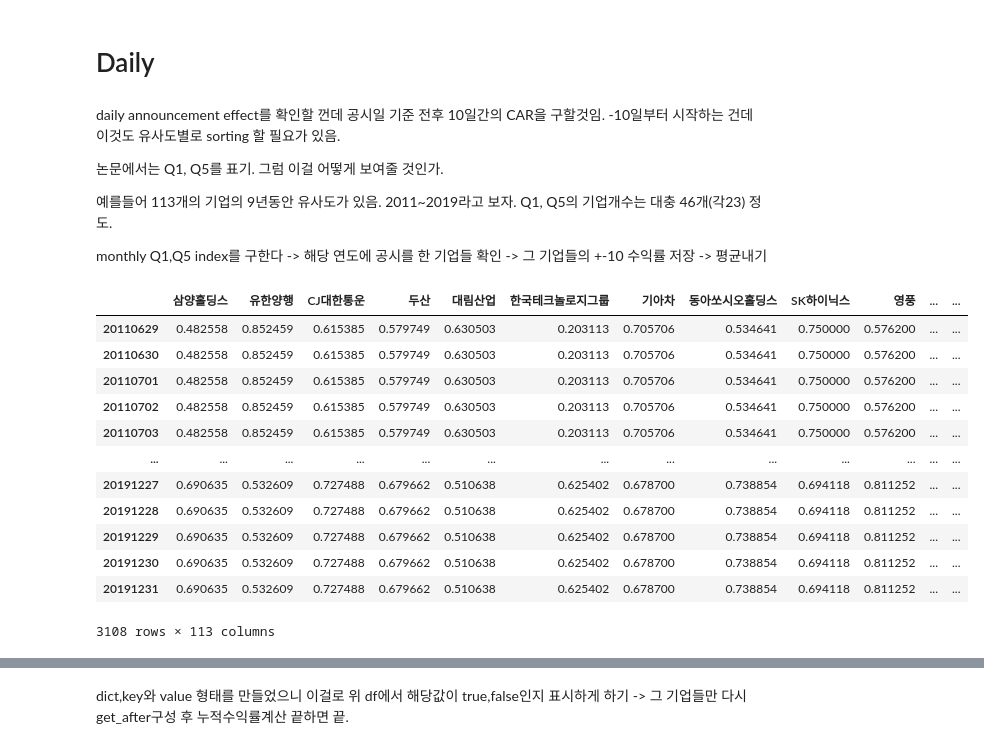
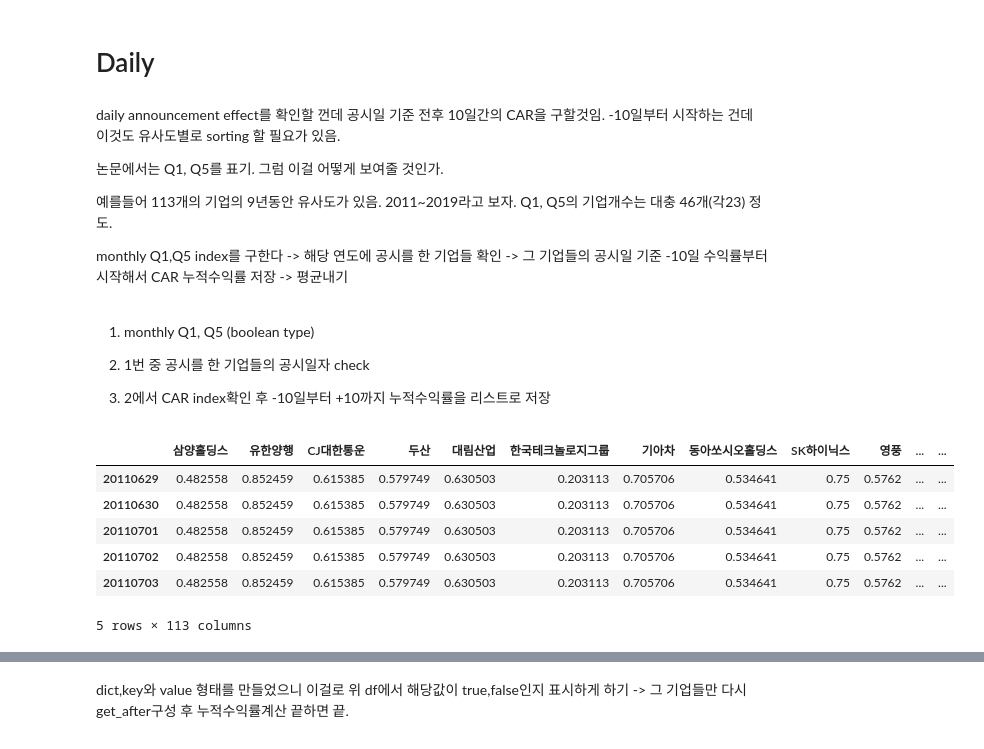
Before and after one commit to Yphy/Textmining, a Jupyter notebook: md&a_analysis/md&a article/Event time returns daily.ipynb, the cells around one changed output, grey strips where cells are left out. Cells and saved outputs as stored; diff of their text form; code cells hidden in the pictures.

```diff
--- a/md&a_analysis/md&a article/Event time returns daily.ipynb
+++ b/md&a_analysis/md&a article/Event time returns daily.ipynb
@@ -68,23 +47,23 @@ daily announcement effect를 확인할 껀데 공시일 기준 전후 10일간
 
 예를들어 113개의 기업의 9년동안 유사도가 있음. 2011~2019라고 보자. Q1, Q5의 기업개수는 대충 46개(각23) 정도.
 
-monthly Q1,Q5 index를 구한다 -> 해당 연도에 공시를 한 기업들 확인 -> 그 기업들의 +-10 수익률 저장 -> 평균내기
+monthly Q1,Q5 index를 구한다 -> 해당 연도에 공시를 한 기업들 확인 -> 그 기업들의 공시일 기준 -10일 수익률부터 시작해서 CAR 누적수익률 저장 -> 평균내기
+# %% [markdown]
+1. monthly Q1, Q5 (boolean type)
+
+2. 1번 중 공시를 한 기업들의 공시일자 check
+
+3. 2에서 CAR index확인 후 -10일부터 +10까지 누적수익률을 리스트로 저장
 # %%
-monthly_df.loc[20110629:,:]
+monthly_df.loc[20110629:,:].head()
 # %% [output]
 |  | 삼양홀딩스 | 유한양행 | CJ대한통운 | 두산 | 대림산업 | 한국테크놀로지그룹 | 기아차 | 동아쏘시오홀딩스 | SK하이닉스 | 영풍 | ... | ... |
-| 20110629 | 0.482558 | 0.852459 | 0.615385 | 0.579749 | 0.630503 | 0.203113 | 0.705706 | 0.534641 | 0.750000 | 0.576200 | ... | ... |
-| 20110630 | 0.482558 | 0.852459 | 0.615385 | 0.579749 | 0.630503 | 0.203113 | 0.705706 | 0.534641 | 0.750000 | 0.576200 | ... | ... |
-| 20110701 | 0.482558 | 0.852459 | 0.615385 | 0.579749 | 0.630503 | 0.203113 | 0.705706 | 0.534641 | 0.750000 | 0.576200 | ... | ... |
-| 20110702 | 0.482558 | 0.852459 | 0.615385 | 0.579749 | 0.630503 | 0.203113 | 0.705706 | 0.534641 | 0.750000 | 0.576200 | ... | ... |
-| 20110703 | 0.482558 | 0.852459 | 0.615385 | 0.579749 | 0.630503 | 0.203113 | 0.705706 | 0.534641 | 0.750000 | 0.576200 | ... | ... |
-| ... | ... | ... | ... | ... | ... | ... | ... | ... | ... | ... | ... | ... |
-| 20191227 | 0.690635 | 0.532609 | 0.727488 | 0.679662 | 0.510638 | 0.625402 | 0.678700 | 0.738854 | 0.694118 | 0.811252 | ... | ... |
-| 20191228 | 0.690635 | 0.532609 | 0.727488 | 0.679662 | 0.510638 | 0.625402 | 0.678700 | 0.738854 | 0.694118 | 0.811252 | ... | ... |
-| 20191229 | 0.690635 | 0.532609 | 0.727488 | 0.679662 | 0.510638 | 0.625402 | 0.678700 | 0.738854 | 0.694118 | 0.811252 | ... | ... |
-| 20191230 | 0.690635 | 0.532609 | 0.727488 | 0.679662 | 0.510638 | 0.625402 | 0.678700 | 0.738854 | 0.694118 | 0.811252 | ... | ... |
-| 20191231 | 0.690635 | 0.532609 | 0.727488 | 0.679662 | 0.510638 | 0.625402 | 0.678700 | 0.738854 | 0.694118 | 0.811252 | ... | ... |
+| 20110629 | 0.482558 | 0.852459 | 0.615385 | 0.579749 | 0.630503 | 0.203113 | 0.705706 | 0.534641 | 0.75 | 0.5762 | ... | ... |
+| 20110630 | 0.482558 | 0.852459 | 0.615385 | 0.579749 | 0.630503 | 0.203113 | 0.705706 | 0.534641 | 0.75 | 0.5762 | ... | ... |
+| 20110701 | 0.482558 | 0.852459 | 0.615385 | 0.579749 | 0.630503 | 0.203113 | 0.705706 | 0.534641 | 0.75 | 0.5762 | ... | ... |
+| 20110702 | 0.482558 | 0.852459 | 0.615385 | 0.579749 | 0.630503 | 0.203113 | 0.705706 | 0.534641 | 0.75 | 0.5762 | ... | ... |
+| 20110703 | 0.482558 | 0.852459 | 0.615385 | 0.579749 | 0.630503 | 0.203113 | 0.705706 | 0.534641 | 0.75 | 0.5762 | ... | ... |
-3108 rows × 113 columns
+5 rows × 113 columns
 # %%
 def get_q(df_, lower_bound, upper_bound) : #quntile 설정해주면 해당 quantile에 해당하는 boolean값 반환. cross-sectional 기준
     low_q1_threshold = np.percentile(df_,lower_bound,1)
```
Also changed, not shown: parts of 45 cells of this notebook, 1 other file.
